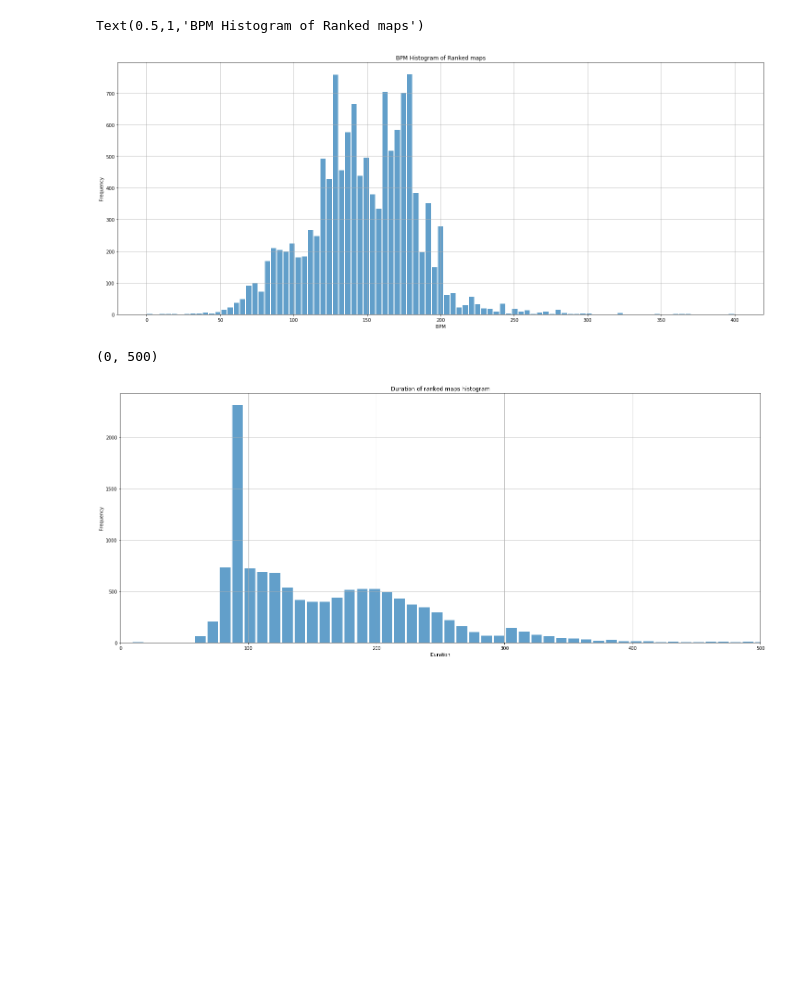
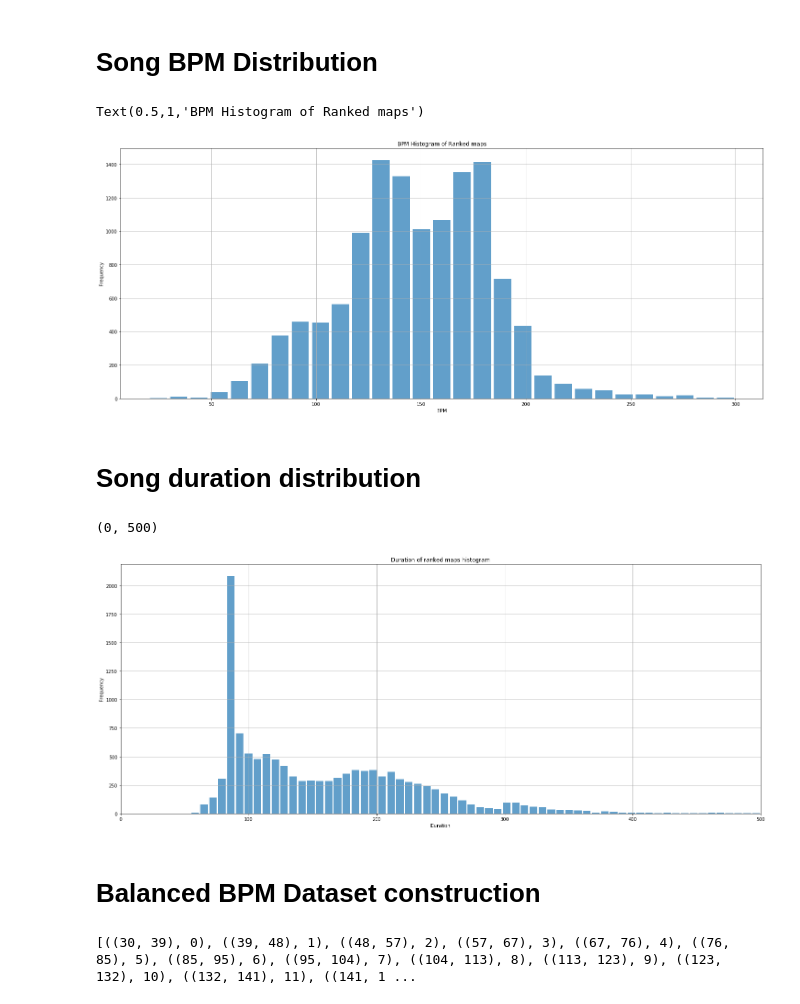
Before and after one commit to EgorDm/TempoMultiplePrediction, a Jupyter notebook: notebooks/sample_metrics.ipynb, the cells around one changed output. Drawn from its saved outputs; the diff is of its cells as text; code cells hidden in the pictures; blank space fills up the shorter version.

Commit message:
Added balanced dataset creation

```diff
--- a/notebooks/sample_metrics.ipynb
+++ b/notebooks/sample_metrics.ipynb
@@ -22,20 +22,34 @@ entries.head()
 | 2 | 5 | Dyshi so mnoy | [AMATORY] | Sieg | 353338 [AMATORY] - Dyshi so mnoy | soft-sliderslide2.mp3 | [AMATORY] - Dyshi so mnoy (Sieg) ... | 865083 | 353338 | ... |
 | 3 | 7 | Novyj geroj | [AMATORY] | Sieg | 487843 [AMATORY] - Novyj geroj | audio.mp3 | [AMATORY] - Novyj geroj (Sieg) [F... | 1065491 | 487843 | ... |
 | 4 | 12 | Crescendo | _yoc | lesjuh | 10033 _yoc - Crescendo | 009. - Crescendo.mp3 | _yoc - Crescendo (lesjuh) [happy3... | 39421 | 10033 | ... |
+# %% [markdown]
+# Song BPM Distribution
 # %%
-_ = entries.hist(column='avg_bpm', bins='auto', alpha=0.7, rwidth=0.85)
+_ = entries.hist(column='avg_bpm', bins=np.linspace(20, 300, 30), alpha=0.7, rwidth=0.85)
 plt.xlabel('BPM')
 plt.ylabel('Frequency')
 plt.title('BPM Histogram of Ranked maps')
 # %% [output]
 Text(0.5,1,'BPM Histogram of Ranked maps')
-[figure, old version]
+[figure, new version]
+# %% [markdown]
+# Song duration distribution
 # %%
-_ = (entries['time_total'] / 1000).hist(bins='auto', alpha=0.7, rwidth=0.85)
+_ = (entries['time_total'] / 1000).hist(bins=np.linspace(20, 500, 70), alpha=0.7, rwidth=0.85)
 plt.xlabel('Duration')
 plt.ylabel('Frequency')
 plt.title('Duration of ranked maps histogram')
 plt.xlim(0, 500)
 # %% [output]
 (0, 500)
-[figure, old version]
+[figure, new version]
+# %% [markdown]
+# Balanced BPM Dataset construction
+# %%
+n_buckets = 30
+buckets = np.linspace(30, 300, n_buckets)
+bucket_labels = np.arange(n_buckets - 1)
+bucket_ranges = list(zip(buckets[:-1], buckets[1:]))
+print(list(zip(zip(buckets[:-1].astype(int), buckets[1:].astype(int)),bucket_labels)))
+# %% [output]
+[((30, 39), 0), ((39, 48), 1), ((48, 57), 2), ((57, 67), 3), ((67, 76), 4), ((76, 85), 5), ((85, 95), 6), ((95, 104), 7), ((104, 113), 8), ((113, 123), 9), ((123, 132), 10), ((132, 141), 11), ((141, 1 ...
```
Also changed, not shown: parts of 6 cells of this notebook, 1 other file.
